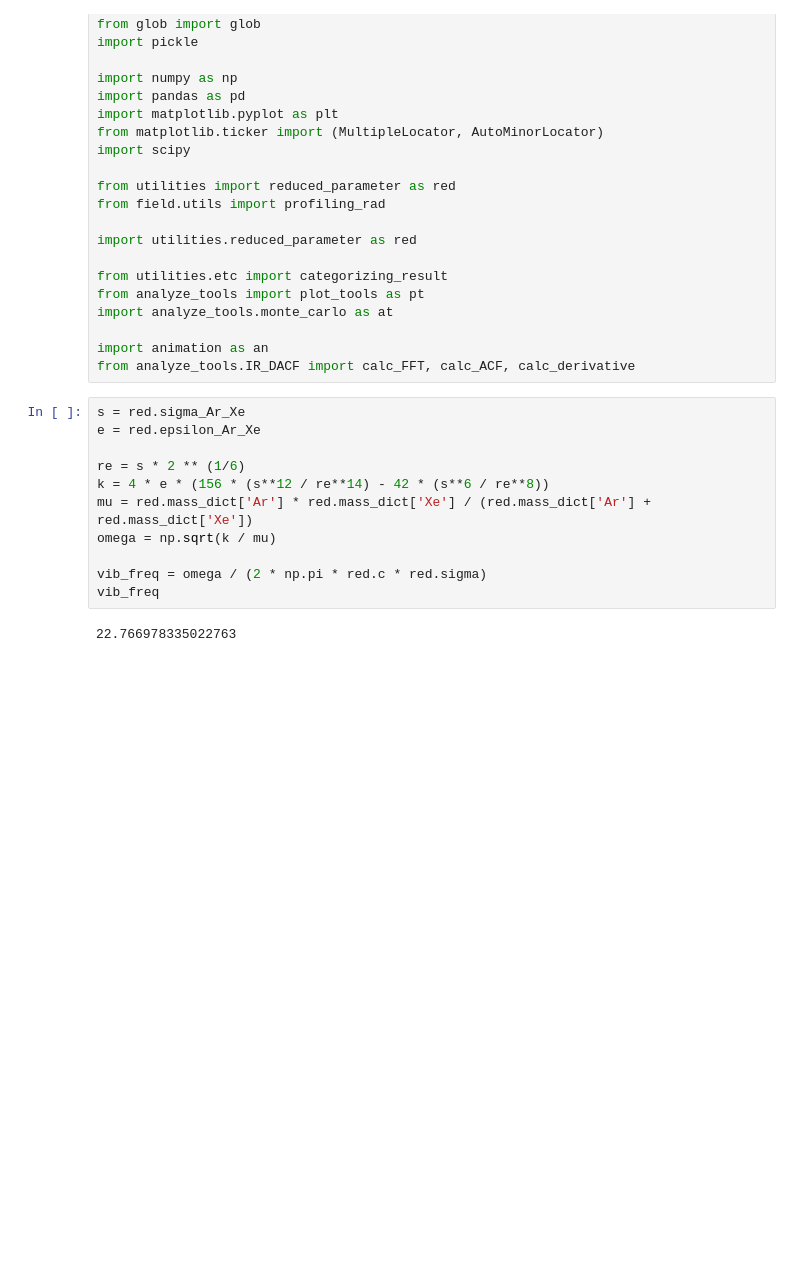
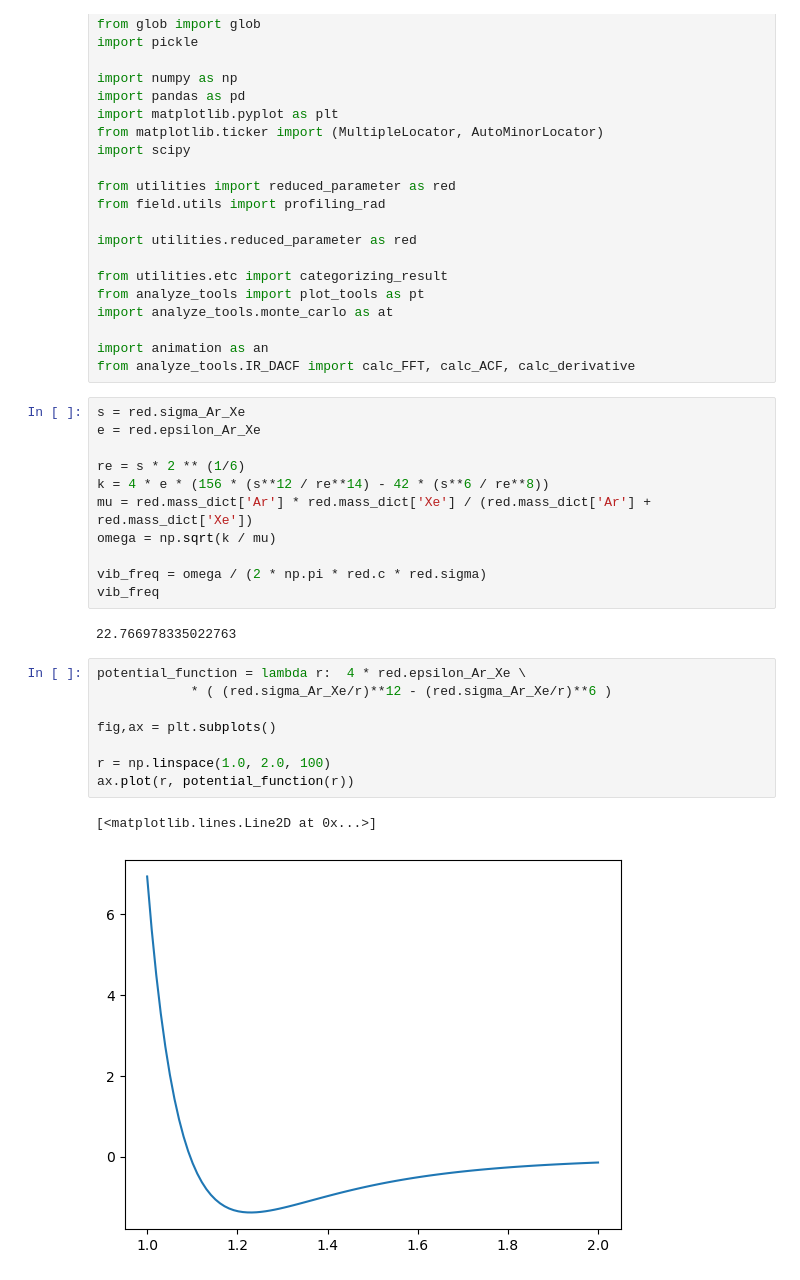
Before and after one commit to RibeiroGroup/Molecular-Dynamics-for-CIS, a Jupyter notebook: src/analyze_single.ipynb, the cells around one changed output. Drawn from its saved outputs; the diff is of its cells as text; blank space fills up the shorter version.

```diff
--- a/src/analyze_single.ipynb
+++ b/src/analyze_single.ipynb
@@ -37,6 +37,17 @@ vib_freq = omega / (2 * np.pi * red.c * red.sigma)
 vib_freq
 # %% [output]
 22.766978335022763
+# %%
+potential_function = lambda r:  4 * red.epsilon_Ar_Xe \
+            * ( (red.sigma_Ar_Xe/r)**12 - (red.sigma_Ar_Xe/r)**6 )
+
+fig,ax = plt.subplots()
+
+r = np.linspace(1.0, 2.0, 100)
+ax.plot(r, potential_function(r))
+# %% [output]
+[<matplotlib.lines.Line2D at 0x...>]
+[figure, added]
 # %%
 def get_polariton_omega(omega_0, omega_c, Omega):
     up = 0.5 * (omega_0**2 + Omega**2 + omega_c**2 \
```
Also changed, not shown: parts of 7 cells of this notebook, 7 other files.
